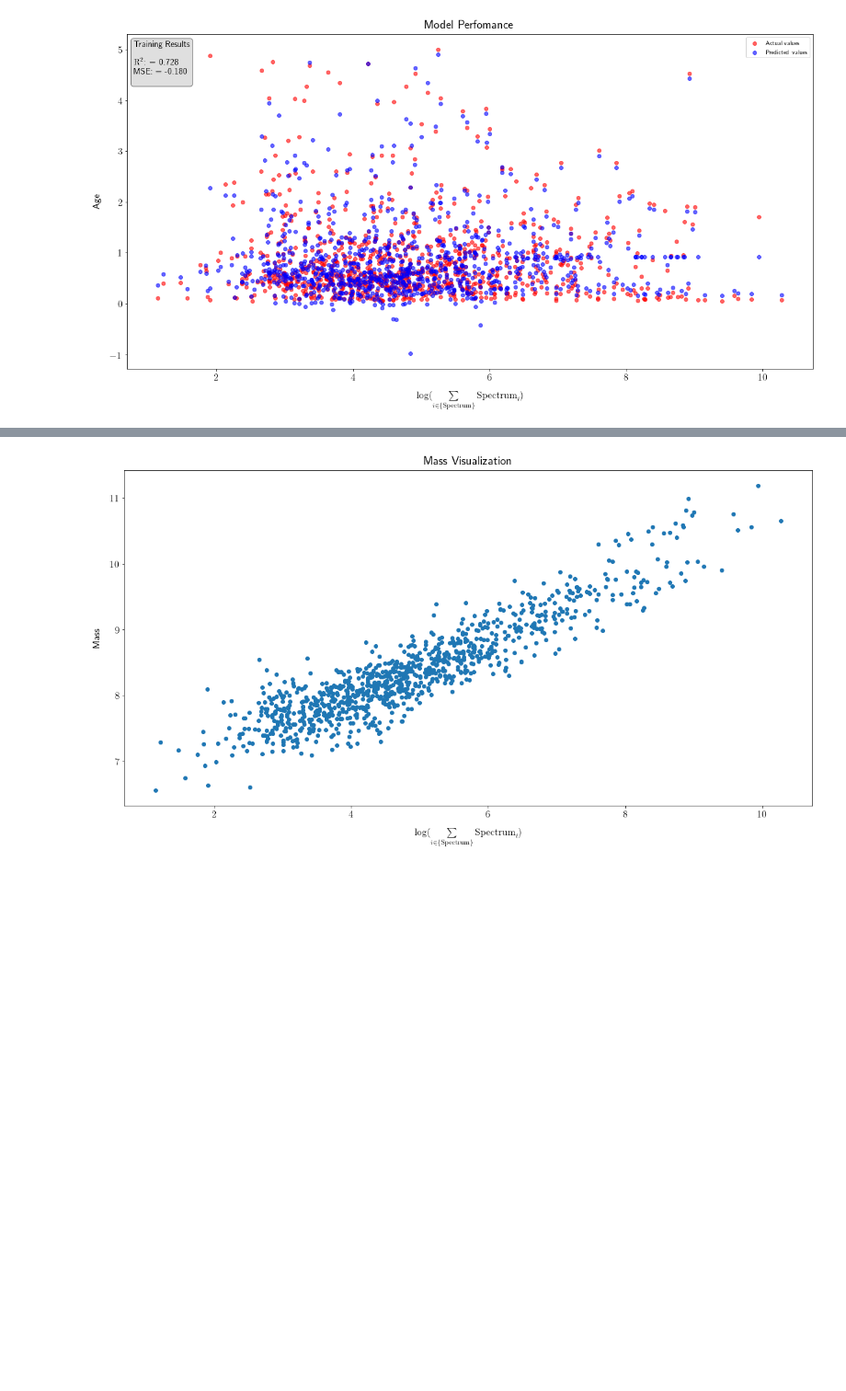
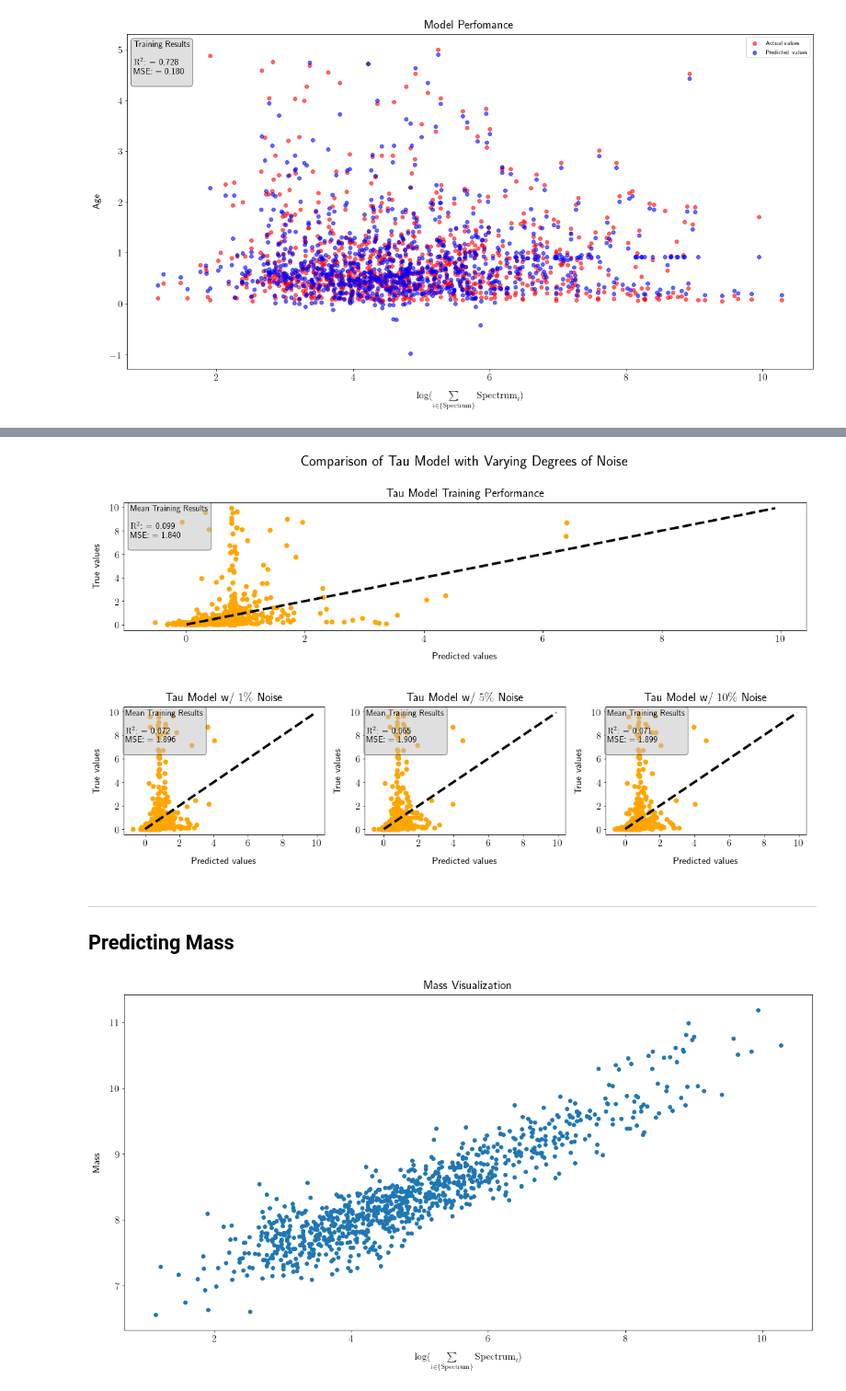
Before and after one commit to nathanaelg16/PHYS3600ID_Final_Project, a Jupyter notebook: Final Project.ipynb, the cells around one changed output, grey strips where cells are left out. Shown at 92% size. Saved outputs shown, nothing was run; the diff lists cells and outputs as text; code cells hidden in the pictures; blank space fills up the shorter version.

```diff
--- a/Final Project.ipynb
+++ b/Final Project.ipynb
@@ -250,3 +369,10 @@ SHORT BLURB GOES HERE
+# %%
+plot_noise_together(tau_model, tau, "Tau", cv)
+# %% [output]
+[figure, added]
+# %% [markdown]
+---
+## Predicting Mass
 # %%
 mass = galaxy_properties['mass']
 visualize(mass, 'Mass', 'Mass Visualization', save_fig=True)
```
Also changed, not shown: parts of 46 cells of this notebook, 11 other files.
